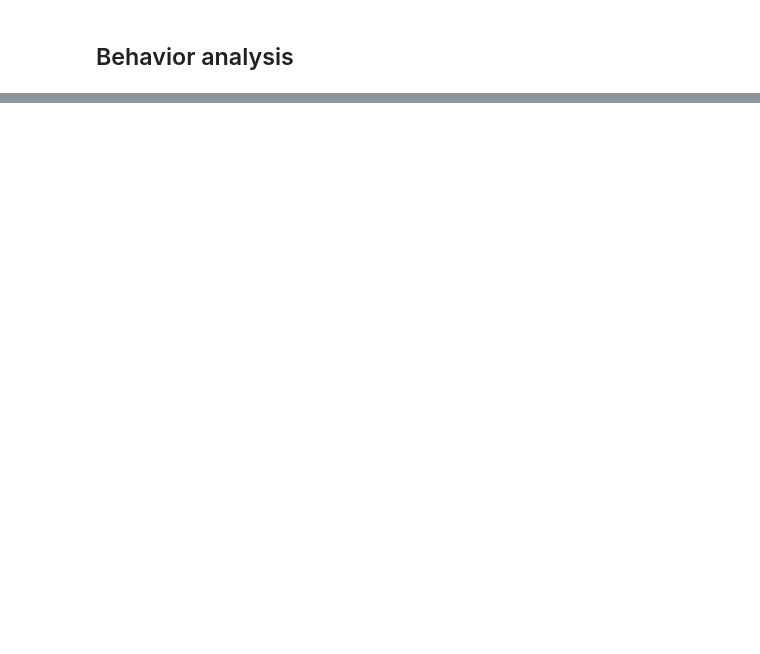
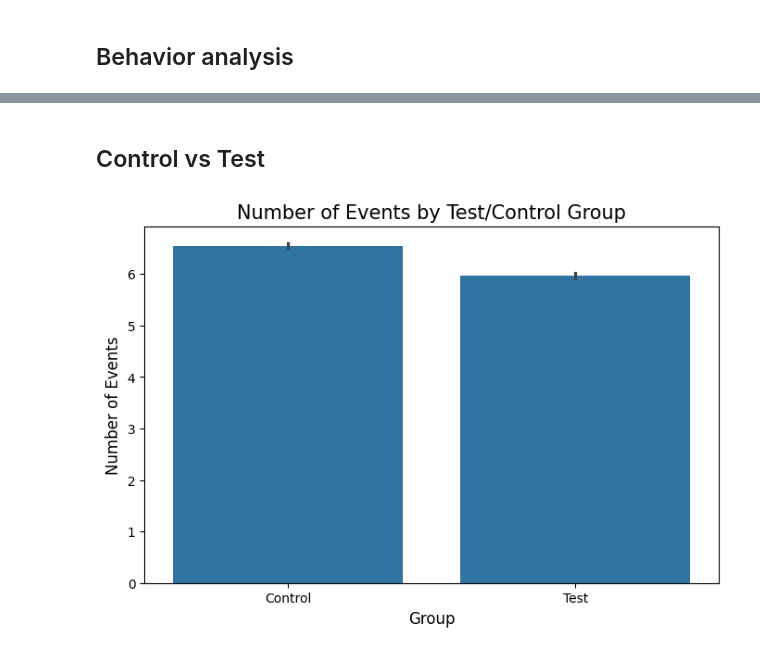
Before and after one commit to almudenamcastro/ironhack-w5-EDA, a Jupyter notebook: notebooks/main.ipynb, the cells around one changed output, grey strips where cells are left out. Cells and saved outputs as stored; diff of their text form; code cells hidden in the pictures; blank space fills up the shorter version.

```diff
--- a/notebooks/main.ipynb
+++ b/notebooks/main.ipynb
@@ -463,0 +377,5 @@ test
+# %%
+# change columns order to make them easier to read.
+events = events[['client_id', 'visitor_id', 'visit_id', 'process_step', 'init_time', 'end_time', 'time_spent', 'init_step', 'next_step', 'progress']]
+
+events.head()
@@ -463,0 +389,17 @@ test
+# %%
+# We will now calculate metrics per client and add them to the test df.
+# add last step to test df
+test_metrics = pd.merge(test, events.groupby('client_id')['init_step'].max().reset_index(name='last_step'), on='client_id', how='left')
+
+# add converstion to test df
+# the value will be 1 if the user completed the process and 0 if they did not.
+test_metrics['conversion'] = (test_metrics['last_step'] == 4)
+
+# get the number of events per client
+test_metrics = pd.merge(test_metrics, events.groupby('client_id').size().reset_index(name='event_count'), on='client_id', how='left')
+
+# get the average time spent in each step per client
+test_metrics = pd.merge(test_metrics, events.groupby('client_id')['time_spent'].mean().reset_index(name='avg_step_time'), on='client_id', how='left')
+
+# get the number of errors (progress < 0) per client
+test_metrics = pd.merge(test_metrics, events[events['progress'] < 0].groupby('client_id').size().reset_index(name='error_count'), on='client_id', how='left')
@@ -463,0 +427,20 @@ test
+# %%
+#let's find null values
+test_metrics.isnull().sum()
+
+#these values indicate that the user didn't spend time on the steps. Let's replace them with 0.
+test_metrics.fillna(0, inplace=True)
+test_metrics.head()
+# %% [markdown]
+## Control vs Test
+# %%
+# Plot the number of events for Test vs Control groups
+plt.figure(figsize=(8, 5))
+sns.barplot(x='Variation', y='event_count', data=test_metrics)
+plt.title('Number of Events by Test/Control Group', fontsize=15)
+plt.xlabel('Group', fontsize=12)
+plt.ylabel('Number of Events', fontsize=12)
+plt.xticks([0, 1], ['Control', 'Test'])
+plt.show()
+# %% [output]
+[figure, added]
```
Also changed, not shown: parts of 28 cells of this notebook.
